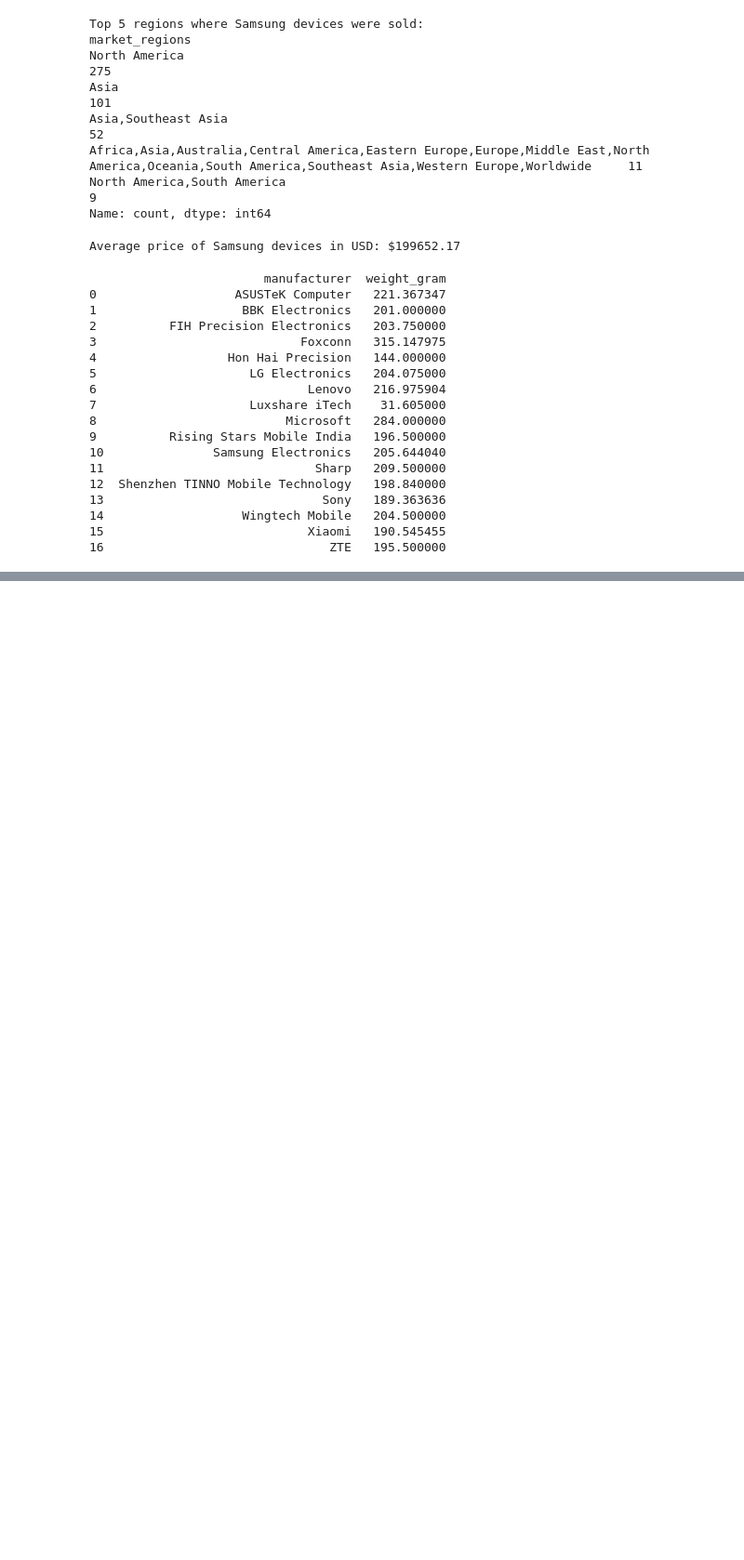
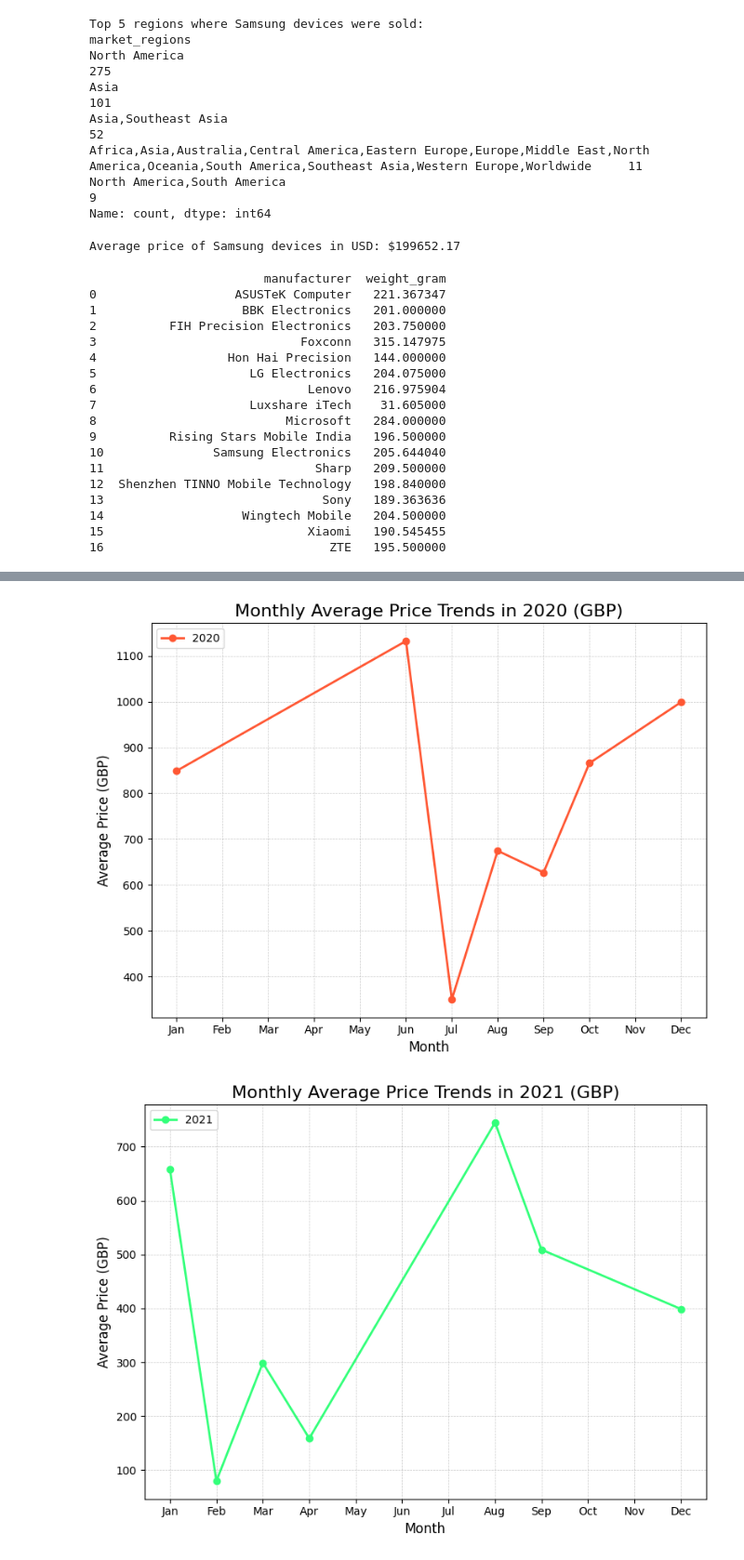
Before and after one commit to OlabisiOmobulejo/COM728, a Jupyter notebook: COM728_AE1_omobulejo_olabisi/Untitled1.ipynb, the cells around one changed output, grey strips where cells are left out. Shown at 93% size. Drawn from its saved outputs; the diff is of its cells as text; code cells hidden in the pictures; blank space fills up the shorter version.

```diff
--- a/COM728_AE1_omobulejo_olabisi/Untitled1.ipynb
+++ b/COM728_AE1_omobulejo_olabisi/Untitled1.ipynb
@@ -330,0 +444,38 @@ ModuleNotFoundError: No module named 'matplotlib'
+# %%
+import pandas as pd
+import matplotlib.pyplot as plt
+
+# Load data from the CSV file into a DataFrame
+file_name = "device_features.csv"
+df_devices = pd.read_csv(file_name)
+
+# Assuming 'released_date' is in datetime format
+df_devices['released_date'] = pd.to_datetime(df_devices['released_date'])
+
+# Filter data for the relevant years (2020-2023) and GBP currency
+filtered_data = df_devices[(df_devices['released_date'].dt.year >= 2020) &
+                           (df_devices['released_date'].dt.year <= 2023) &
+                           (df_devices['price_currency'] == 'GBP')]
+
+# Set a custom color palette for the lines
+colors = ['#FF5733', '#33FF7A', '#337AFF', '#FF33E9']
+
+# Extract year-wise data and plot separate charts
+for idx, year in enumerate(range(2020, 2024)):
+    year_data = filtered_data[filtered_data['released_date'].dt.year == year]
+    if not year_data.empty:
+        monthly_avg_prices = year_data.groupby(year_data['released_date'].dt.month)['price'].mean()
+        plt.figure(figsize=(8, 6))
+        plt.plot(monthly_avg_prices, marker='o', color=colors[idx], linewidth=2)
+        plt.title(f"Monthly Average Price Trends in {year} (GBP)", fontsize=16)
+        plt.xlabel('Month', fontsize=12)
+        plt.ylabel('Average Price (GBP)', fontsize=12)
+        plt.xticks(range(1, 13), ['Jan', 'Feb', 'Mar', 'Apr', 'May', 'Jun', 'Jul', 'Aug', 'Sep', 'Oct', 'Nov', 'Dec'], fontsize=10)
+        plt.yticks(fontsize=10)
+        plt.grid(True, linestyle='--', linewidth=0.5, alpha=0.7)
+        plt.legend([f'{year}'], loc='upper left')
+        plt.tight_layout()
+        plt.show()
+# %% [output]
+[figure, added]
+[figure, added]
```
Also changed, not shown: parts of 14 cells of this notebook.
